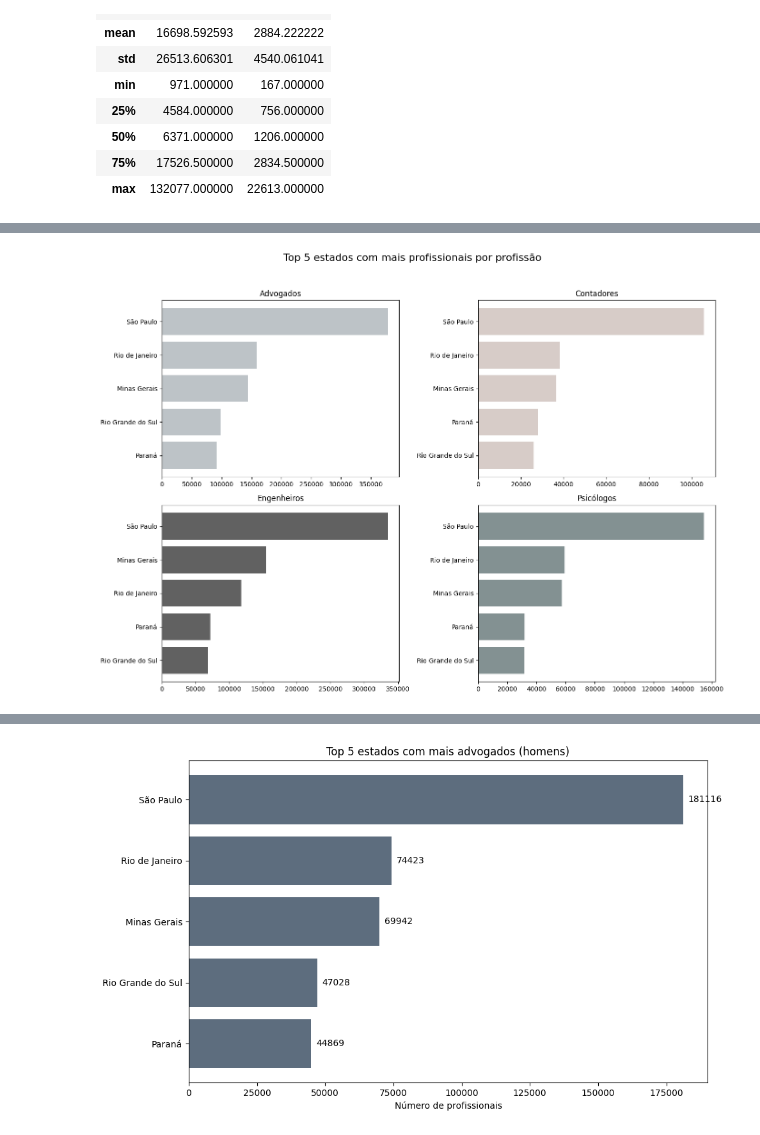
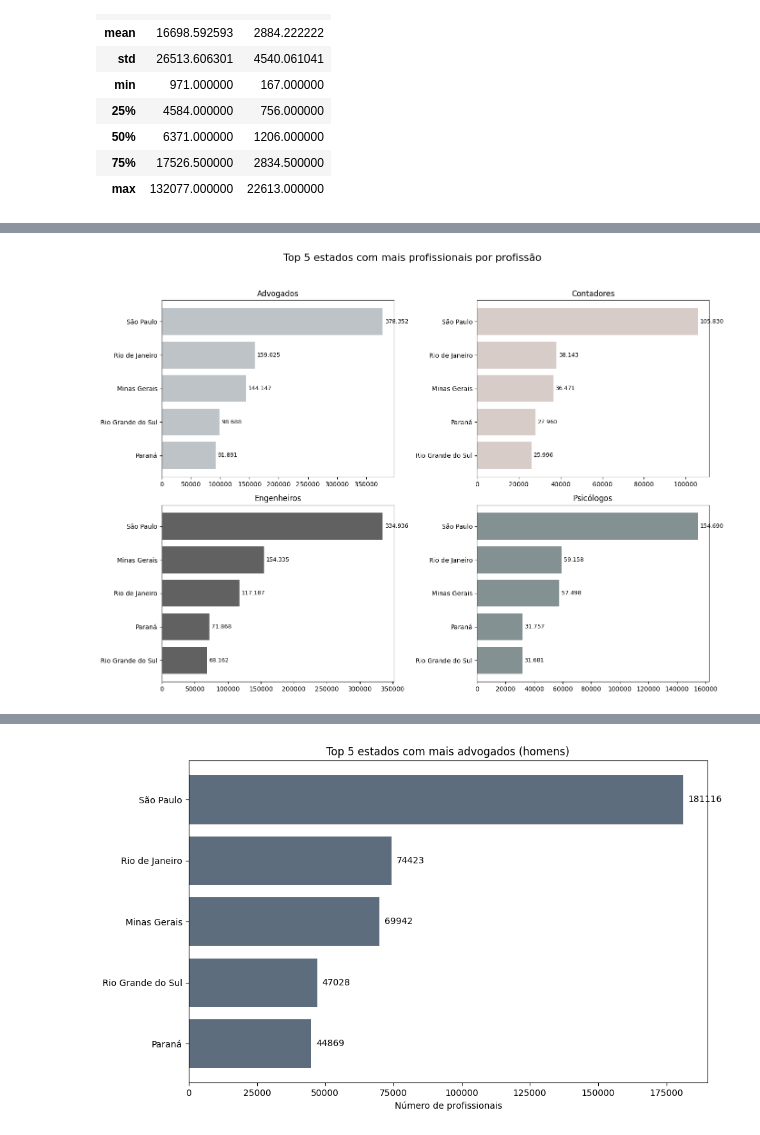
Before and after one commit to gfill99/distribuicao-de-profissoes, a Jupyter notebook: analise_de_dados/app/analise_de_dados.ipynb, the cells around one changed output, grey strips where cells are left out. Saved outputs shown, nothing was run; the diff lists cells and outputs as text; code cells hidden in the pictures.

```diff
--- a/analise_de_dados/app/analise_de_dados.ipynb
+++ b/analise_de_dados/app/analise_de_dados.ipynb
@@ -294,34 +236,44 @@ display(top5_psicologos)
+# %%
+def contar_profissionais(genero_m,genero_f, profissao):
+    total_profissionais = con.execute(f"""
+            SELECT nome_estado, ({genero_m.upper()}_{profissao} + {genero_f.upper()}_{profissao}) AS total_{profissao}
+            FROM df_estados_profissoes
+            ORDER BY total_{profissao} DESC
+            LIMIT 5
+        """).df()
+    return total_profissionais
+# %%
+advogados = contar_profissionais('M', 'F', 'advogados')
+contadores = contar_profissionais('M', 'F', 'contadores')
+engenheiros = contar_profissionais('M', 'F', 'engenheiros')
+psicologos = contar_profissionais('M', 'F', 'psicologos')
 # %%
-# Soma homens e mulheres de cada profissão
 # Cria os subplots
 fig, axs = plt.subplots(2, 2, figsize=(14, 10))
 fig.suptitle('Top 5 estados com mais profissionais por profissão', fontsize=16)
 
-# Gráfico 1: Advogados
-axs[0, 0].barh(top5_advogados['nome_estado'], top5_advogados['total_advogados'], color='#bdc3c7')
-axs[0, 0].set_title('Advogados')
-axs[0, 0].invert_yaxis()
+# Lista de dados, títulos e cores
+dados = [
+    (advogados, 'total_advogados', 'Advogados', '#bdc3c7'),
+    (contadores, 'total_contadores', 'Contadores', '#d7ccc8'),
+    (engenheiros, 'total_engenheiros', 'Engenheiros', '#616161'),
+    (psicologos, 'total_psicologos', 'Psicólogos', '#839192')
+]
 
-# Gráfico 2: Contadores
-axs[0, 1].barh(top5_contadores['nome_estado'], top5_contadores['total_contadores'], color='#d7ccc8')
-axs[0, 1].set_title('Contadores')
-axs[0, 1].invert_yaxis()
+# Geração dos gráficos com rótulos
+for ax, (df, coluna, titulo, cor) in zip(axs.flat, dados):
+    ax.barh(df['nome_estado'], df[coluna], color=cor)
+    ax.set_title(titulo)
+    ax.invert_yaxis()
 
-# Gráfico 3: Engenheiros
-axs[1, 0].barh(top5_engenheiros['nome_estado'], top5_engenheiros['total_engenheiros'], color='#616161')
-axs[1, 0].set_title('Engenheiros')
-axs[1, 0].invert_yaxis()
-
-# Gráfico 4: Psicólogos
-axs[1, 1].barh(top5_psicologos['nome_estado'], top5_psicologos['total_psicologos'], color='#839192')
-axs[1, 1].set_title('Psicólogos')
-axs[1, 1].invert_yaxis()
+    for i, v in enumerate(df[coluna]):
+        ax.text(v + max(df[coluna]) * 0.01, i, f'{int(v):,}'.replace(',', '.'), va='center', fontsize=9)
 
 # Ajusta layout
 plt.tight_layout(rect=[0, 0, 1, 0.95])
 plt.show()
 # %% [output]
-[figure, old version]
+[figure, new version]
 # %%
 top5_masculino = con.execute("""
     SELECT
```
Also changed, not shown: parts of 18 cells of this notebook.
